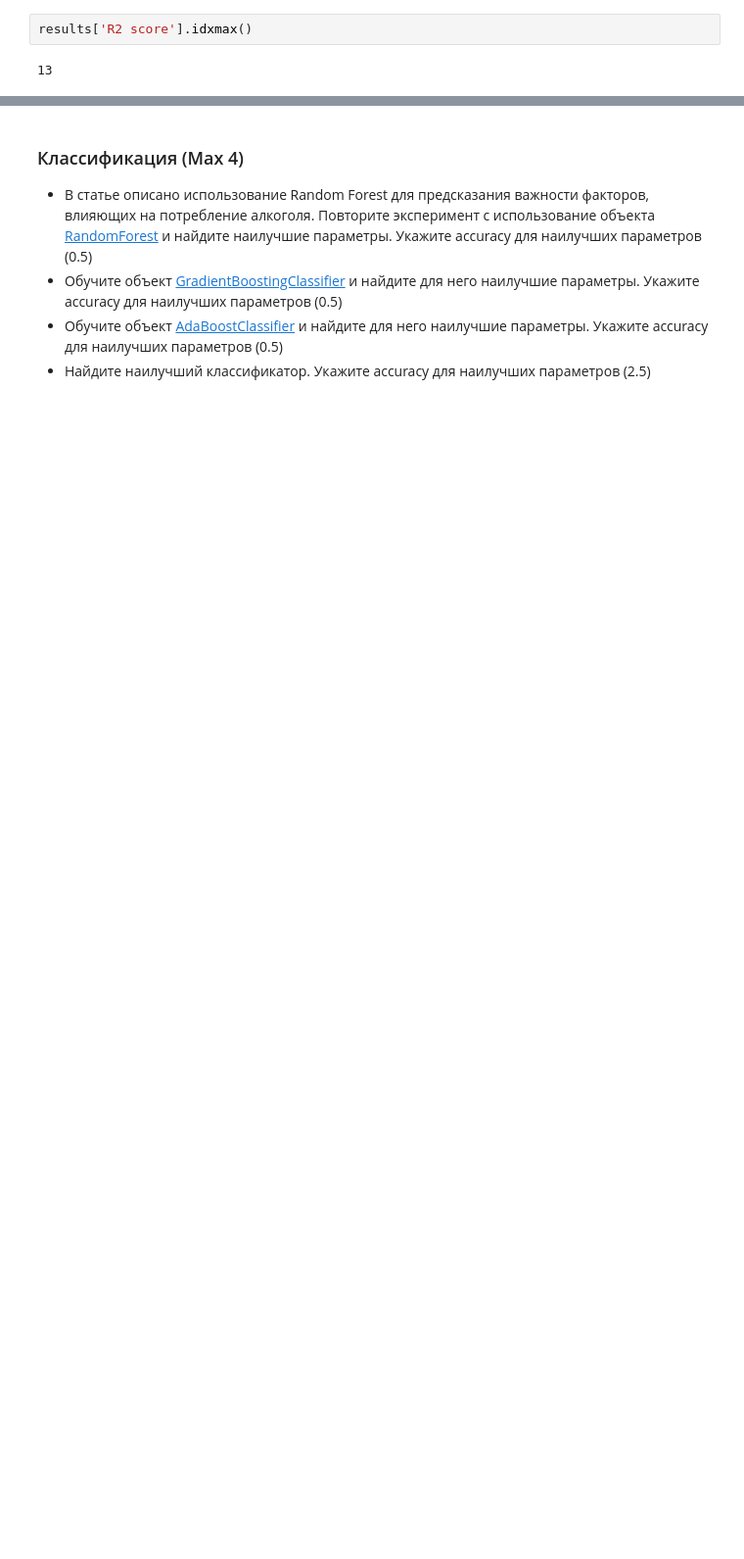
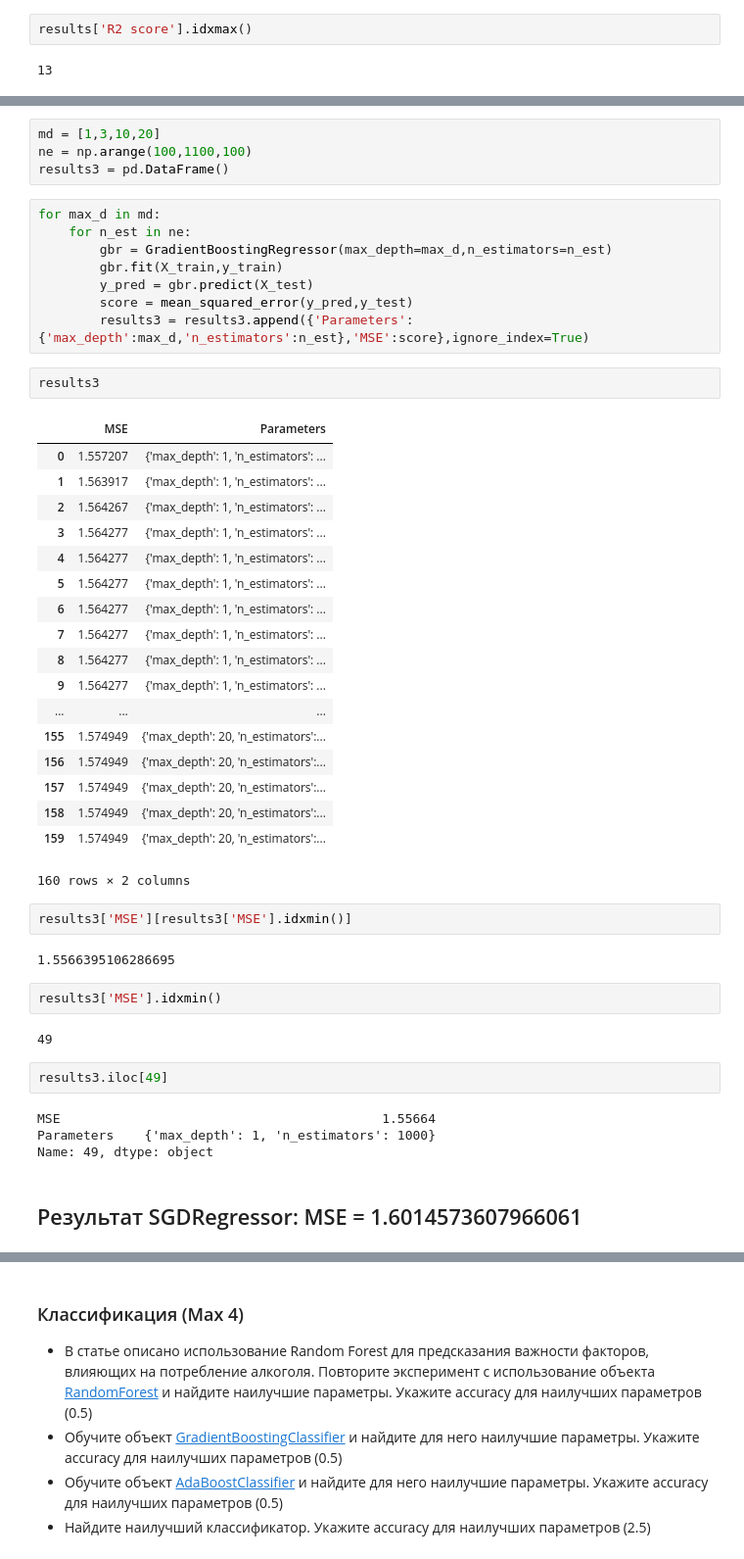
Before and after one commit to alxkornv/University-programming-projects, a Jupyter notebook: hw2 3c.ipynb, the cells around one changed output, grey strips where cells are left out. Shown at 98% size. Saved outputs shown, nothing was run; the diff lists cells and outputs as text; blank space fills up the shorter version.

```diff
--- a/hw2 3c.ipynb
+++ b/hw2 3c.ipynb
@@ -237,0 +384,49 @@ results['R2 score'].idxmax()
+# %%
+md = [1,3,10,20]
+ne = np.arange(100,1100,100)
+results3 = pd.DataFrame()
+# %%
+for max_d in md:
+    for n_est in ne:
+        gbr = GradientBoostingRegressor(max_depth=max_d,n_estimators=n_est)
+        gbr.fit(X_train,y_train)
+        y_pred = gbr.predict(X_test)
+        score = mean_squared_error(y_pred,y_test)
+        results3 = results3.append({'Parameters':{'max_depth':max_d,'n_estimators':n_est},'MSE':score},ignore_index=True)
+# %%
+results3
+# %% [output]
+|  | MSE | Parameters |
+| 0 | 1.557207 | {'max_depth': 1, 'n_estimators': ... |
+| 1 | 1.563917 | {'max_depth': 1, 'n_estimators': ... |
+| 2 | 1.564267 | {'max_depth': 1, 'n_estimators': ... |
+| 3 | 1.564277 | {'max_depth': 1, 'n_estimators': ... |
+| 4 | 1.564277 | {'max_depth': 1, 'n_estimators': ... |
+| 5 | 1.564277 | {'max_depth': 1, 'n_estimators': ... |
+| 6 | 1.564277 | {'max_depth': 1, 'n_estimators': ... |
+| 7 | 1.564277 | {'max_depth': 1, 'n_estimators': ... |
+| 8 | 1.564277 | {'max_depth': 1, 'n_estimators': ... |
+| 9 | 1.564277 | {'max_depth': 1, 'n_estimators': ... |
+| ... | ... | ... |
+| 155 | 1.574949 | {'max_depth': 20, 'n_estimators':... |
+| 156 | 1.574949 | {'max_depth': 20, 'n_estimators':... |
+| 157 | 1.574949 | {'max_depth': 20, 'n_estimators':... |
+| 158 | 1.574949 | {'max_depth': 20, 'n_estimators':... |
+| 159 | 1.574949 | {'max_depth': 20, 'n_estimators':... |
+160 rows × 2 columns
+# %%
+results3['MSE'][results3['MSE'].idxmin()]
+# %% [output]
+1.5566395106286695
+# %%
+results3['MSE'].idxmin()
+# %% [output]
+49
+# %%
+results3.iloc[49]
+# %% [output]
+MSE                                          1.55664
+Parameters    {'max_depth': 1, 'n_estimators': 1000}
+Name: 49, dtype: object
+# %% [markdown]
+## Результат SGDRegressor: MSE = 1.6014573607966061
```
Also changed, not shown: parts of 48 cells of this notebook.
